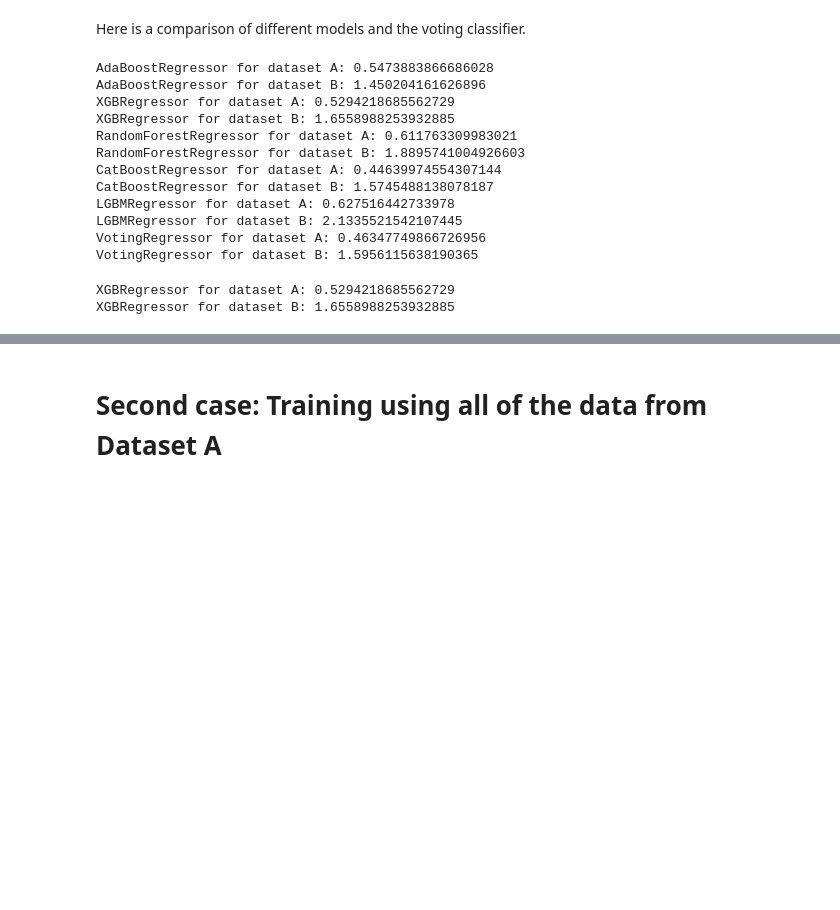
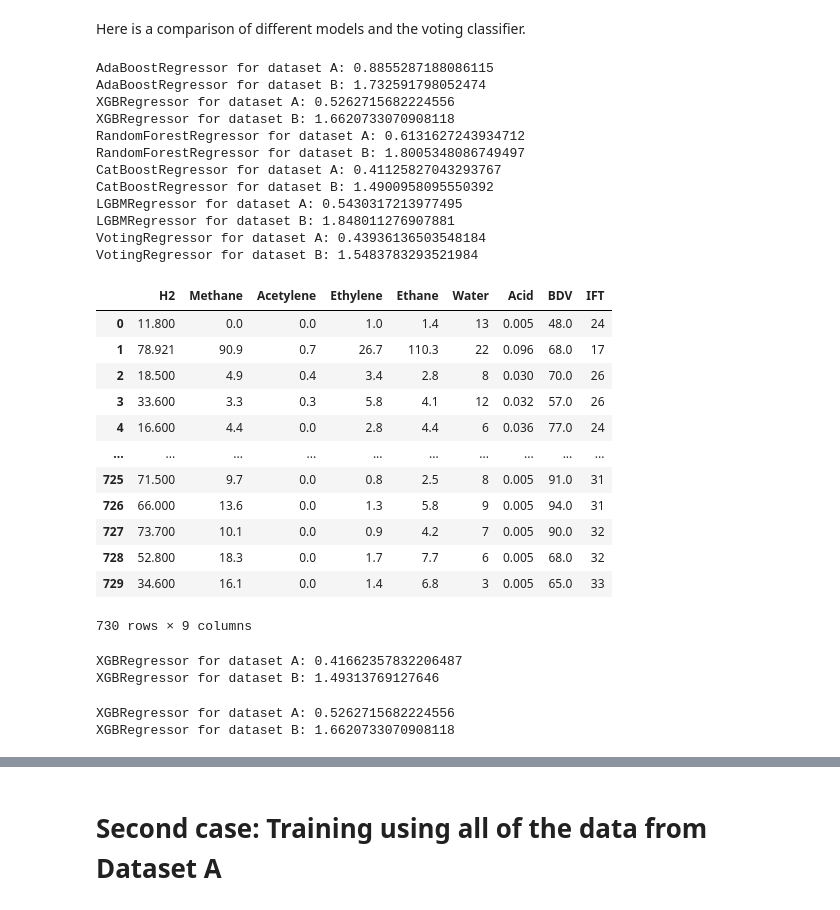
Before and after one commit to NimaFrj/Kaggle-Notebooks, a Jupyter notebook: transformer-paper-regression.ipynb, the cells around one changed output, grey strips where cells are left out. Cells and saved outputs as stored; diff of their text form; code cells hidden in the pictures; blank space fills up the shorter version.

```diff
--- a/transformer-paper-regression.ipynb
+++ b/transformer-paper-regression.ipynb
@@ -109,6 +109,22 @@ X_train_A.loc[(X_train_A['Ethane'] > upper_lim),'Ethane'] = upper_lim
 
 upper_lim = X_train_A['H2'].quantile(.97)
 X_train_A.loc[(X_train_A['H2'] > upper_lim),'H2'] = upper_lim
+# %%
+#Capping the outlier rows with Percentiles
+upper_lim = X_A['Ethylene'].quantile(.97)
+X_A.loc[(X_A['Ethylene'] > upper_lim),'Ethylene'] = upper_lim
+
+upper_lim = X_A['Methane'].quantile(.97)
+X_A.loc[(X_A['Methane'] > upper_lim),'Methane'] = upper_lim
+
+upper_lim = X_A['BDV'].quantile(.97)
+X_A.loc[(X_A['BDV'] > upper_lim),'BDV'] = upper_lim
+
+upper_lim = X_A['Ethane'].quantile(.97)
+X_A.loc[(X_A['Ethane'] > upper_lim),'Ethane'] = upper_lim
+
+upper_lim = X_A['H2'].quantile(.97)
+X_A.loc[(X_A['H2'] > upper_lim),'H2'] = upper_lim
 # %% [markdown]
 # First case: Training using 80% of the data and testing on the remaining 20
 # %% [markdown]
@@ -184,8 +200,8 @@ VotingRegressor(estimators=[('xgb',
 # %% [markdown]
 Here is a comparison of different models and the voting classifier.
 # %%
-from sklearn.linear_model import ElasticNet
-el_reg = ElasticNet(alpha=0.5, l1_ratio=1, random_state=0)
+#from sklearn.linear_model import ElasticNet
+#el_reg = ElasticNet(alpha=0.5, l1_ratio=1, random_state=0)
 
 from sklearn.metrics import mean_squared_error
 for reg in (#mlp_reg, #svm_reg,
@@ -200,24 +216,53 @@ for reg in (#mlp_reg, #svm_reg,
     print(reg.__class__.__name__ + " for dataset A:", mean_squared_error(y_test_A, y_pred_A))
     print(reg.__class__.__name__ + " for dataset B:", mean_squared_error(y_B, y_pred_B))
 # %% [output]
-AdaBoostRegressor for dataset A: 0.5473883866686028
-AdaBoostRegressor for dataset B: 1.450204161626896
-XGBRegressor for dataset A: 0.5294218685562729
-XGBRegressor for dataset B: 1.6558988253932885
-RandomForestRegressor for dataset A: 0.611763309983021
-RandomForestRegressor for dataset B: 1.8895741004926603
-CatBoostRegressor for dataset A: 0.44639974554307144
-CatBoostRegressor for dataset B: 1.5745488138078187
-LGBMRegressor for dataset A: 0.627516442733978
-LGBMRegressor for dataset B: 2.1335521542107445
-VotingRegressor for dataset A: 0.46347749866726956
-VotingRegressor for dataset B: 1.5956115638190365
+AdaBoostRegressor for dataset A: 0.8855287188086115
+AdaBoostRegressor for dataset B: 1.732591798052474
+XGBRegressor for dataset A: 0.5262715682224556
+XGBRegressor for dataset B: 1.6620733070908118
+RandomForestRegressor for dataset A: 0.6131627243934712
+RandomForestRegressor for dataset B: 1.8005348086749497
+CatBoostRegressor for dataset A: 0.41125827043293767
+CatBoostRegressor for dataset B: 1.4900958095550392
+LGBMRegressor for dataset A: 0.5430317213977495
+LGBMRegressor for dataset B: 1.848011276907881
+VotingRegressor for dataset A: 0.43936136503548184
+VotingRegressor for dataset B: 1.5483783293521984
+# %%
+X_A
+# %% [output]
+|  | H2 | Methane | Acetylene | Ethylene | Ethane | Water | Acid | BDV | IFT |
+| 0 | 11.800 | 0.0 | 0.0 | 1.0 | 1.4 | 13 | 0.005 | 48.0 | 24 |
+| 1 | 78.921 | 90.9 | 0.7 | 26.7 | 110.3 | 22 | 0.096 | 68.0 | 17 |
+| 2 | 18.500 | 4.9 | 0.4 | 3.4 | 2.8 | 8 | 0.030 | 70.0 | 26 |
+| 3 | 33.600 | 3.3 | 0.3 | 5.8 | 4.1 | 12 | 0.032 | 57.0 | 26 |
+| 4 | 16.600 | 4.4 | 0.0 | 2.8 | 4.4 | 6 | 0.036 | 77.0 | 24 |
+| ... | ... | ... | ... | ... | ... | ... | ... | ... | ... |
+| 725 | 71.500 | 9.7 | 0.0 | 0.8 | 2.5 | 8 | 0.005 | 91.0 | 31 |
+| 726 | 66.000 | 13.6 | 0.0 | 1.3 | 5.8 | 9 | 0.005 | 94.0 | 31 |
+| 727 | 73.700 | 10.1 | 0.0 | 0.9 | 4.2 | 7 | 0.005 | 90.0 | 32 |
+| 728 | 52.800 | 18.3 | 0.0 | 1.7 | 7.7 | 6 | 0.005 | 68.0 | 32 |
+| 729 | 34.600 | 16.1 | 0.0 | 1.4 | 6.8 | 3 | 0.005 | 65.0 | 33 |
+730 rows × 9 columns
+# %%
+xgb_reg = XGBRegressor(learning_rate=0.3, n_estimators=5000, max_depth=3,
+                       subsample=0.7,early_stopping_rounds=10)
+xgb_reg.fit(X_train_A[useful_features7], y_train_A,
+            eval_set=[(X_test_A[useful_features7], y_test_A)], verbose=0)
+y_pred_A = xgb_reg.predict(X_test_A[useful_features7])
+y_pred_B = xgb_reg.predict(X_B[useful_features7])
+print(xgb_reg.__class__.__name__ + " for dataset A:", mean_squared_error(y_test_A, y_pred_A))
+print(xgb_reg.__class__.__name__ + " for dataset B:", mean_squared_error(y_B, y_pred_B))
+# %% [output]
+XGBRegressor for dataset A: 0.41662357832206487
+XGBRegressor for dataset B: 1.49313769127646
 # %%
+xgb_reg = XGBRegressor(learning_rate=0.01, n_estimators=300, max_depth=3, subsample=0.7)
 xgb_reg.fit(X_train_A[useful_features7], np.array(y_train_A).ravel())
 y_pred_A = xgb_reg.predict(X_test_A[useful_features7])
 y_pred_B = xgb_reg.predict(X_B[useful_features7])
 print(xgb_reg.__class__.__name__ + " for dataset A:", mean_squared_error(y_test_A, y_pred_A))
 print(xgb_reg.__class__.__name__ + " for dataset B:", mean_squared_error(y_B, y_pred_B))
 # %% [output]
-XGBRegressor for dataset A: 0.5294218685562729
-XGBRegressor for dataset B: 1.6558988253932885
+XGBRegressor for dataset A: 0.5262715682224556
+XGBRegressor for dataset B: 1.6620733070908118
```
Also changed, not shown: parts of 10 cells of this notebook.
